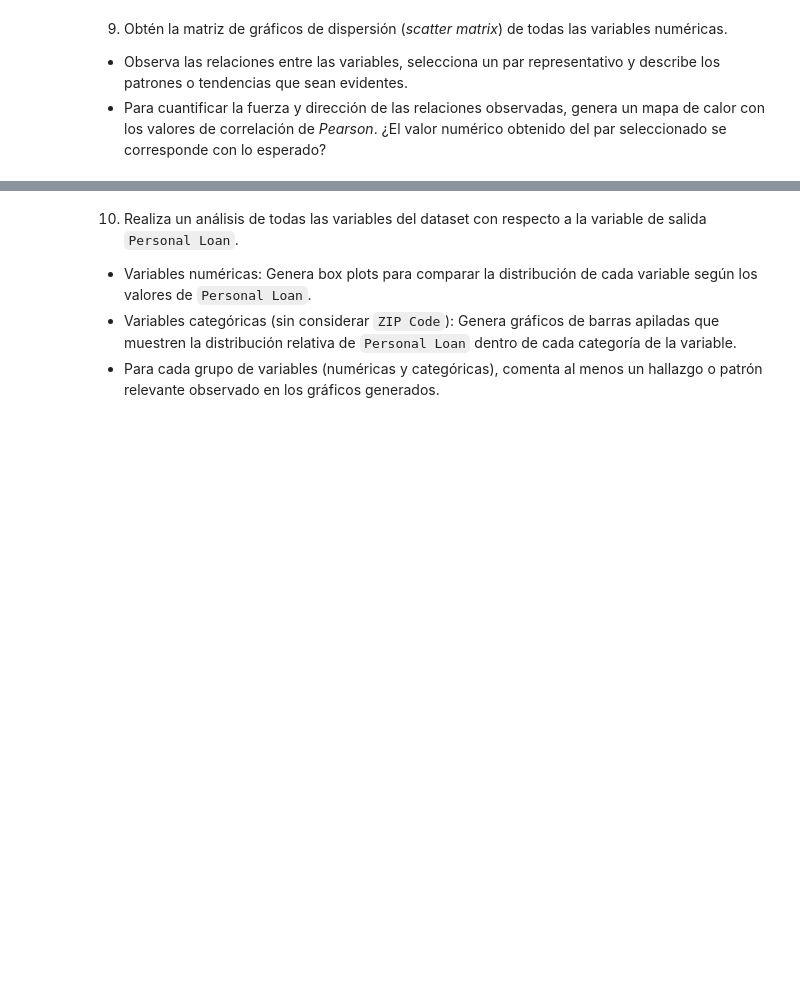
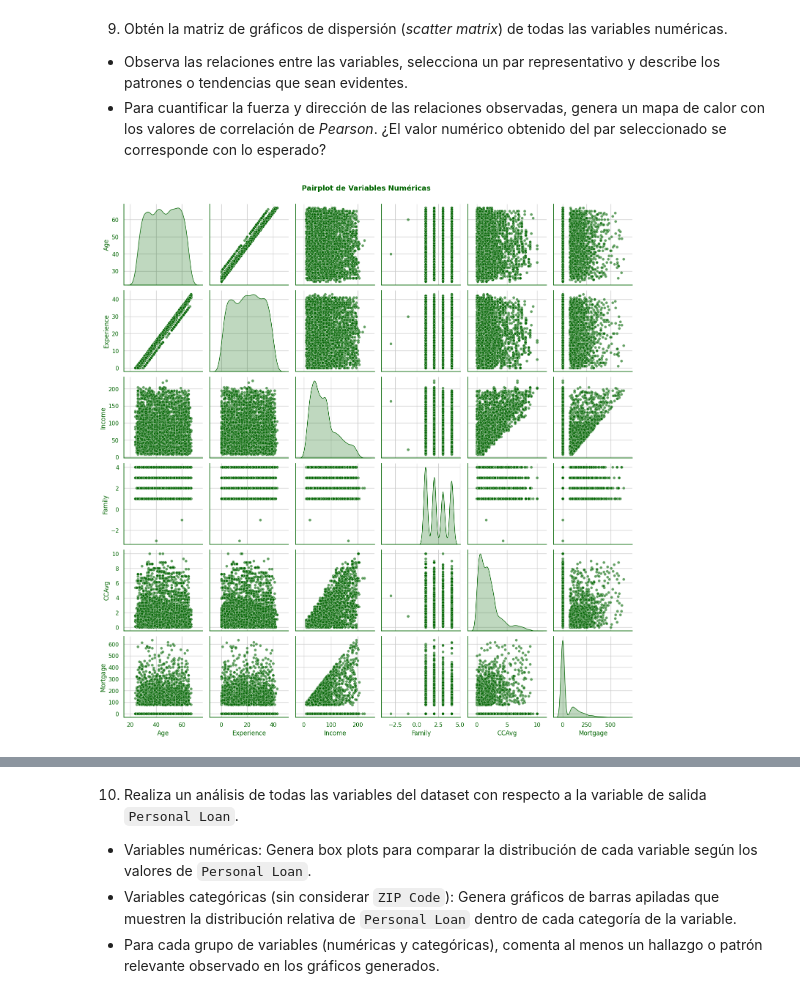
Before and after one commit to JosegregTovar/GOOGLE-COLLAB, a Jupyter notebook: A01840476_Actividad4EDA.ipynb, the cells around one changed output, grey strips where cells are left out. Drawn from its saved outputs; the diff is of its cells as text; code cells hidden in the pictures; blank space fills up the shorter version.

```diff
--- a/A01840476_Actividad4EDA.ipynb
+++ b/A01840476_Actividad4EDA.ipynb
@@ -592,3 +668,30 @@ for col in vars_interest:
 9. Obtén la matriz de gráficos de dispersión (*scatter matrix*) de todas las variables numéricas.
 * Observa las relaciones entre las variables, selecciona un par representativo y describe los patrones o tendencias que sean evidentes.
 * Para cuantificar la fuerza y dirección de las relaciones observadas, genera un mapa de calor con los valores de correlación de *Pearson*. ¿El valor numérico obtenido del par seleccionado se corresponde con lo esperado?
+# %%
+#Scatter Matrix con seaborn
+
+sns.pairplot(
+    loan_df[num_cols],
+    diag_kind="kde",          # KDE en la diagonal
+    plot_kws={
+        "color": FOREST_GREEN,
+        "alpha": 0.6,
+        "s": 30
+    },
+    diag_kws={
+        "color": FOREST_GREEN,
+        "fill": True
+    }
+)
+
+plt.suptitle(
+    "Pairplot de Variables Numéricas",
+    y=1.02,
+    fontsize=14,
+    fontweight="bold"
+)
+
+plt.show()
+# %% [output]
+[figure, added]
```
Also changed, not shown: parts of 13 cells of this notebook.
